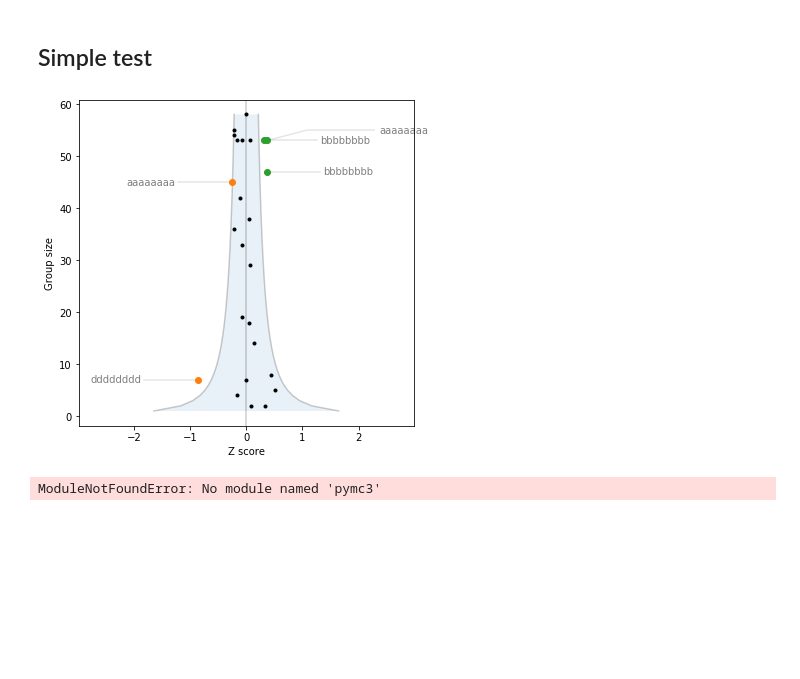
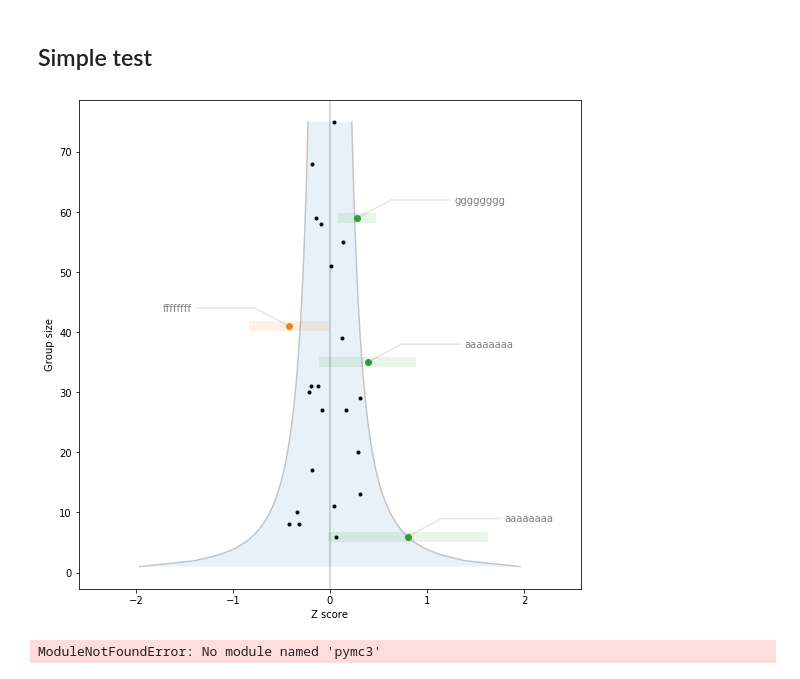
Before and after one commit to johnhw/funnelplot, a Jupyter notebook: 00_core.ipynb, the cells around one changed output. Cells and saved outputs as stored; diff of their text form; code cells hidden in the pictures; blank space fills up the shorter version.

```diff
--- a/00_core.ipynb
+++ b/00_core.ipynb
@@ -32,7 +34,7 @@ def expand_bbox(bbox, pct):
                             w*pct,
                             h*pct)
 # %%
-
+#export
 def annotate_label(ax, x, y, s, bboxs, left=False):
     """Annotate a point `x,y` with the string `s`.
     Avoid overlapping any of the bounding boxes in `bboxs` *and*
@@ -40,7 +42,7 @@ def annotate_label(ax, x, y, s, bboxs, left=False):
     If `left` draw the label to the left; otherwise to the right of the given
     point."""
     x_offset = 0.5
-    y_offset = -1.0
+    y_offset = 2.0
     align = 'right' if left else 'left'
     found_good_placement = False
 
@@ -59,7 +61,9 @@ def annotate_label(ax, x, y, s, bboxs, left=False):
     bboxs.append(bbox)
 # %%
 #export
-def funnel_plot(data_groups, ax = None, ppf=scipy.stats.norm(0,1).ppf, percentage=0.95, labels=None):
+def funnel_plot(data_groups, ax = None,
+                ppf=scipy.stats.norm(0,1).ppf,
+                percentage=0.975, labels=None):
     """Produce a funnel plot of data_groups, with std. err. bounds at the given percentile."""
     if ax is None:
         ax = plt.gca()
@@ -87,6 +91,7 @@ def funnel_plot(data_groups, ax = None, ppf=scipy.stats.norm(0,1).ppf, percentag
     for i, group in enumerate(groups):
         mean, std = np.mean(group), np.std(group)
         dev = (mean - pop_mean) / pop_std
+        err_bar = ppf(percentage) * ((std / pop_std) / np.sqrt(len(group)))
 
         l = len(group)
         span = ci_width(l, ppf(percentage))
@@ -97,9 +102,16 @@ def funnel_plot(data_groups, ax = None, ppf=scipy.stats.norm(0,1).ppf, percentag
             if labels:
                 annotate_label(ax, dev, len(group), labels[i], bboxs, left=left)
             if left:
-                ax.plot(dev, len(group), 'C1o')
+                color = 'C1'
+
             else:
-                ax.plot(dev, len(group), 'C2o')
+                color = 'C2'
+
+            ax.plot(dev, len(group), color, marker='o')
+            ax.plot([dev-err_bar, dev+err_bar],
+                    [len(group), len(group)], color,
+                    lw=10,
+                    alpha=0.1, zorder=-2)
 
 
     ax.axvline(0.0, c='k', alpha=0.2)
@@ -119,16 +131,21 @@ Creates a funnel plot for a given set of data_groups, which should be a iterable
 groups = []
 p_mean, p_std = 0, 1
 for i in range(25):
-    n_group = np.random.randint(2, 60)
-    g_std =  np.random.uniform(0.5, 2.5)
+    n_group = np.random.randint(1, 80)
+    g_std =  np.random.uniform(0.5, 4.5)
     g_mean = np.random.uniform(-1.5, 0.5)
-    groups.append(np.random.normal(p_mean + g_mean, p_std + g_std, n_group))
+    groups.append(np.random.normal(p_mean + g_mean,
+                                   p_std + g_std,
+                                   n_group))
 # %%
 import random
-ax, fig = plt.subplots(figsize=(6,6))
-funnel_plot(groups, labels=[random.choice("abcdefg")*8 for i in range(len(groups))])
+ax, fig = plt.subplots(figsize=(9,9))
+funnel_plot(groups,
+            labels=[random.choice("abcdefg")*8 for i in range(len(groups))],
+            percentage=0.975
+           )
 # %% [output]
-[figure, old version]
+[figure, new version]
 # %%
 import pymc3 as pm
 
```
Also changed, not shown: parts of 2 cells of this notebook, 3 other files.
